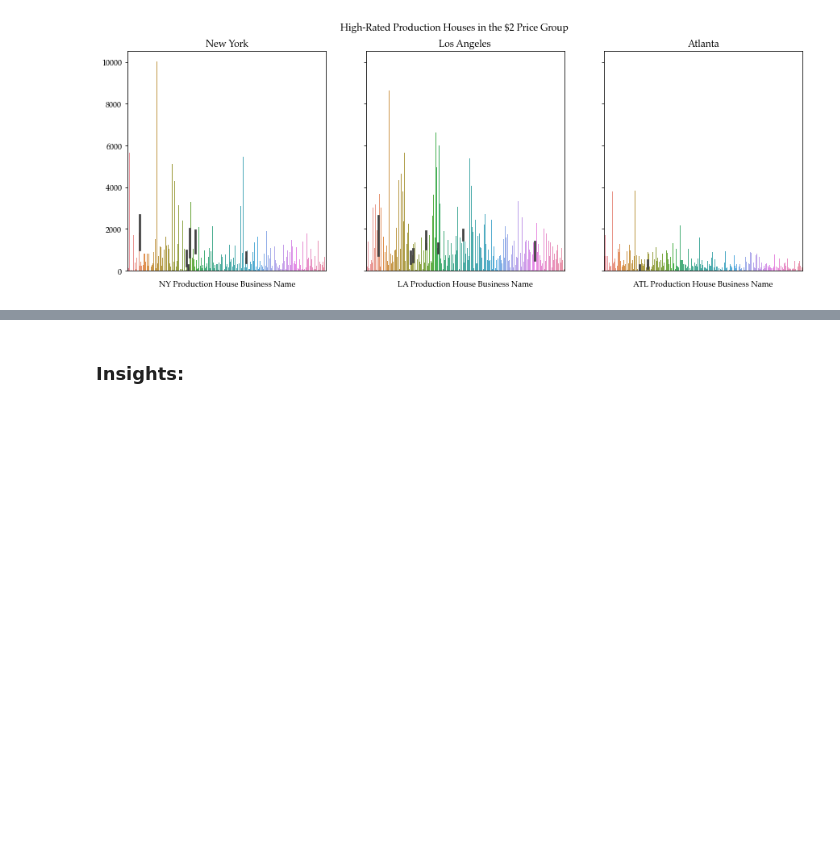
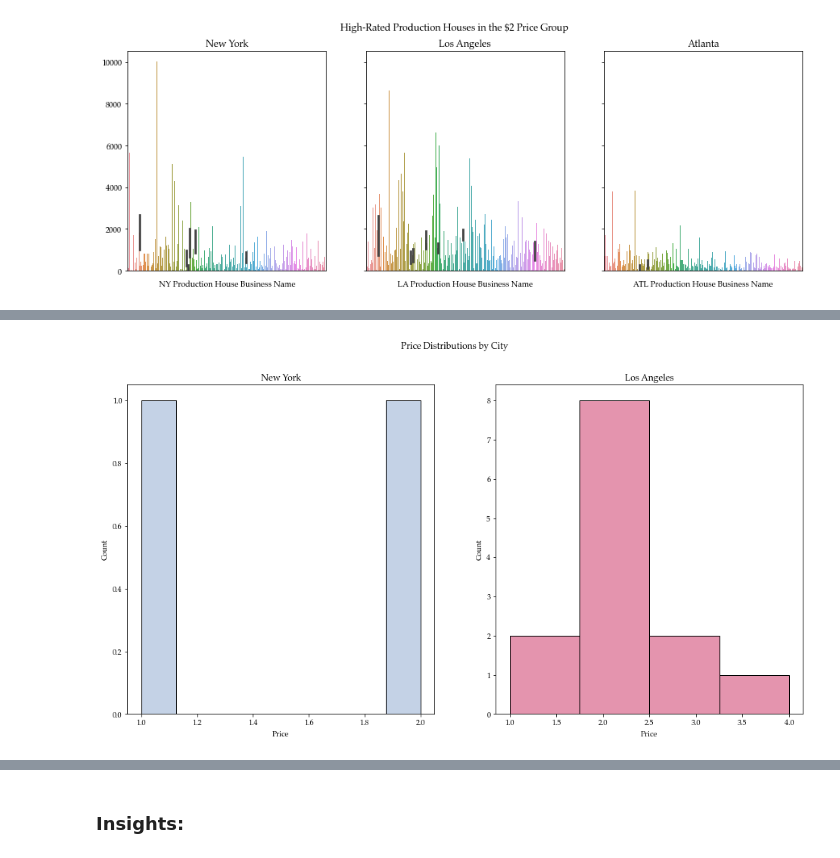
Before and after one commit to mike-flanagan/Yelp_Jake_Mike_Phase_1, a Jupyter notebook: Visualization_Analysis_Mike_Merge_Safe.ipynb, the cells around one changed output, grey strips where cells are left out. Saved outputs shown, nothing was run; the diff lists cells and outputs as text; code cells hidden in the pictures; blank space fills up the shorter version.

```diff
--- a/Visualization_Analysis_Mike_Merge_Safe.ipynb
+++ b/Visualization_Analysis_Mike_Merge_Safe.ipynb
@@ -495,0 +517,20 @@ g3.set_xlabel('ATL Production House Business Name');
+# %%
+ph_ny = df_prod_ny[df_prod_ny['Categories'].str.contains('film')]
+ph_la = df_prod_la[df_prod_la['Categories'].str.contains('film')]
+ph_ga = df_prod_ga[df_prod_ga['Categories'].str.contains('film')] # Only 8 total
+# %%
+fig, ax = plt.subplots(1, 2, figsize=(16, 8), sharey=False)
+fig.suptitle('Price Distributions by City')
+
+# NY
+ny1 = sns.histplot(x = ph_ny['Price'], ax=ax[0], bins = 8, color = 'lightsteelblue')
+ax[0].set_title('New York')
+
+# LA
+la1 = sns.histplot(x = ph_la['Price'], ax=ax[1], bins = 4, color = 'palevioletred')
+ax[1].set_title('Los Angeles');
+
+# ny1.tick_params(bottom=False)
+# la1.tick_params(bottom=False)
+# %% [output]
+[figure, added]
```
Also changed, not shown: parts of 29 cells of this notebook, 1 other file.
